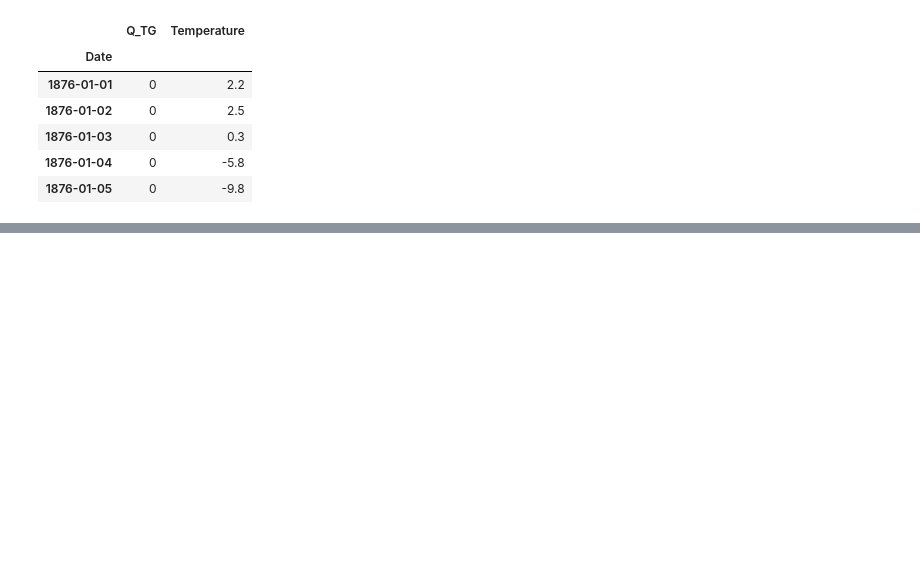
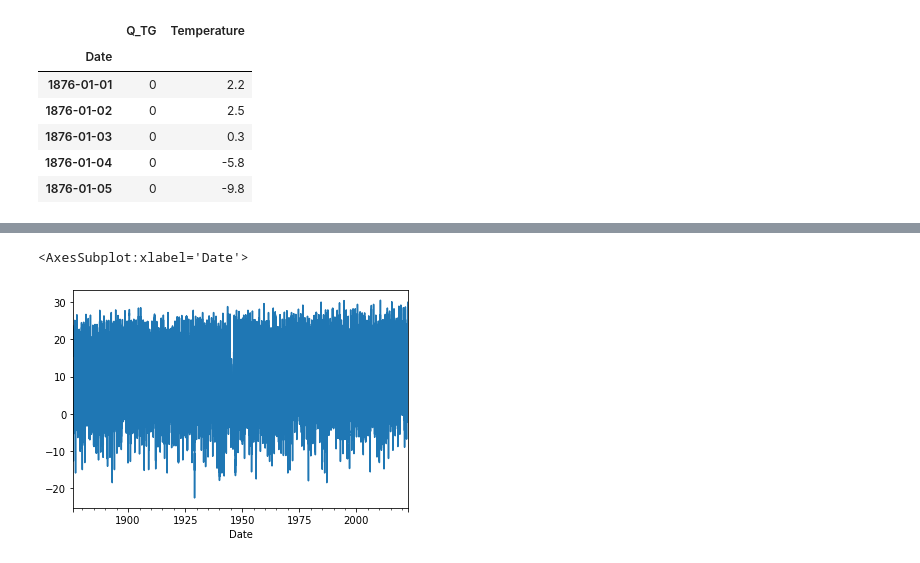
Before and after one commit to Melvin2306/code-lu-data-science, a Jupyter notebook: tasks/2.1 Climate Stripes.ipynb, the cells around one changed output, grey strips where cells are left out. Saved outputs shown, nothing was run; the diff lists cells and outputs as text; code cells hidden in the pictures; blank space fills up the shorter version.

```diff
--- a/tasks/2.1 Climate Stripes.ipynb
+++ b/tasks/2.1 Climate Stripes.ipynb
@@ -141,0 +142,8 @@ KeyError: 'Temeprature'
+# %%
+df_mean = df['Temperature'].mean()
+df = df['Temperature'].replace(-999.9, df_mean)
+# %%
+df.plot(y='Temperature')
+# %% [output]
+<AxesSubplot:xlabel='Date'>
+[figure, added]
```
Also changed, not shown: parts of 1 cell of this notebook.
